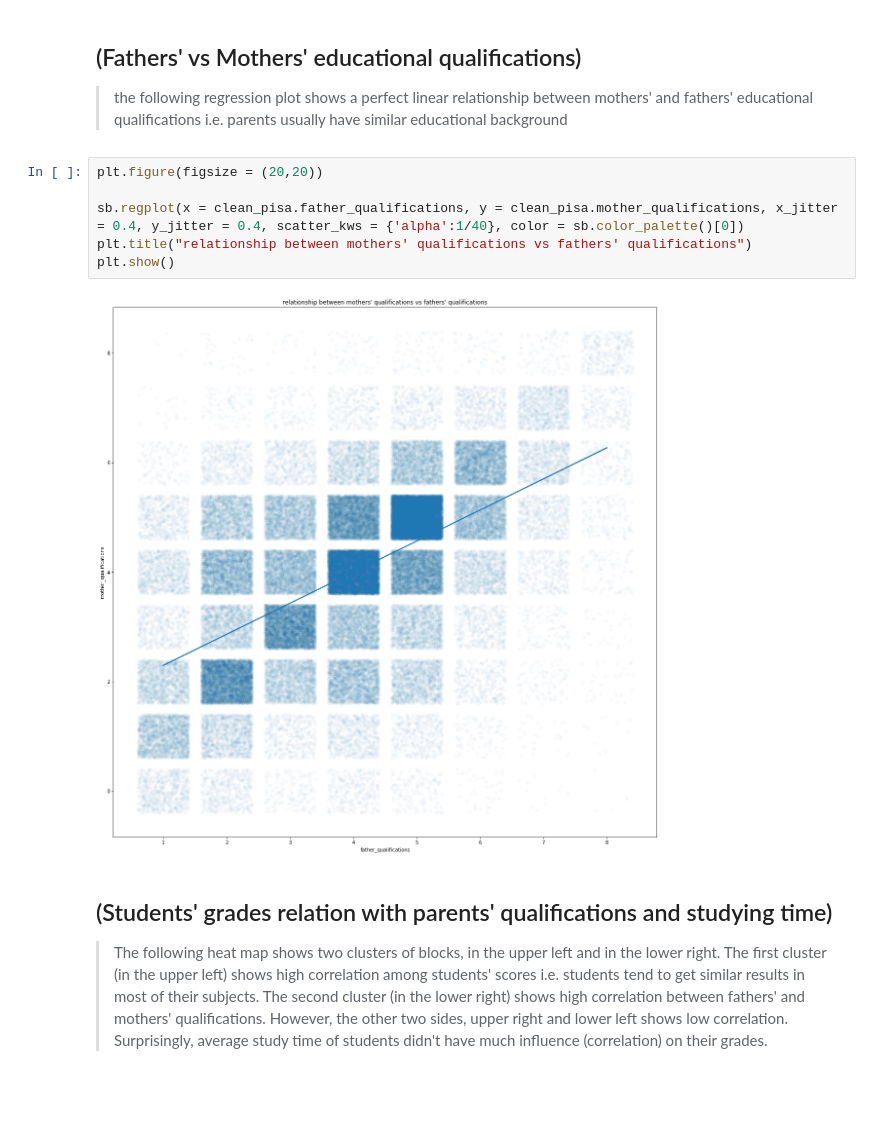
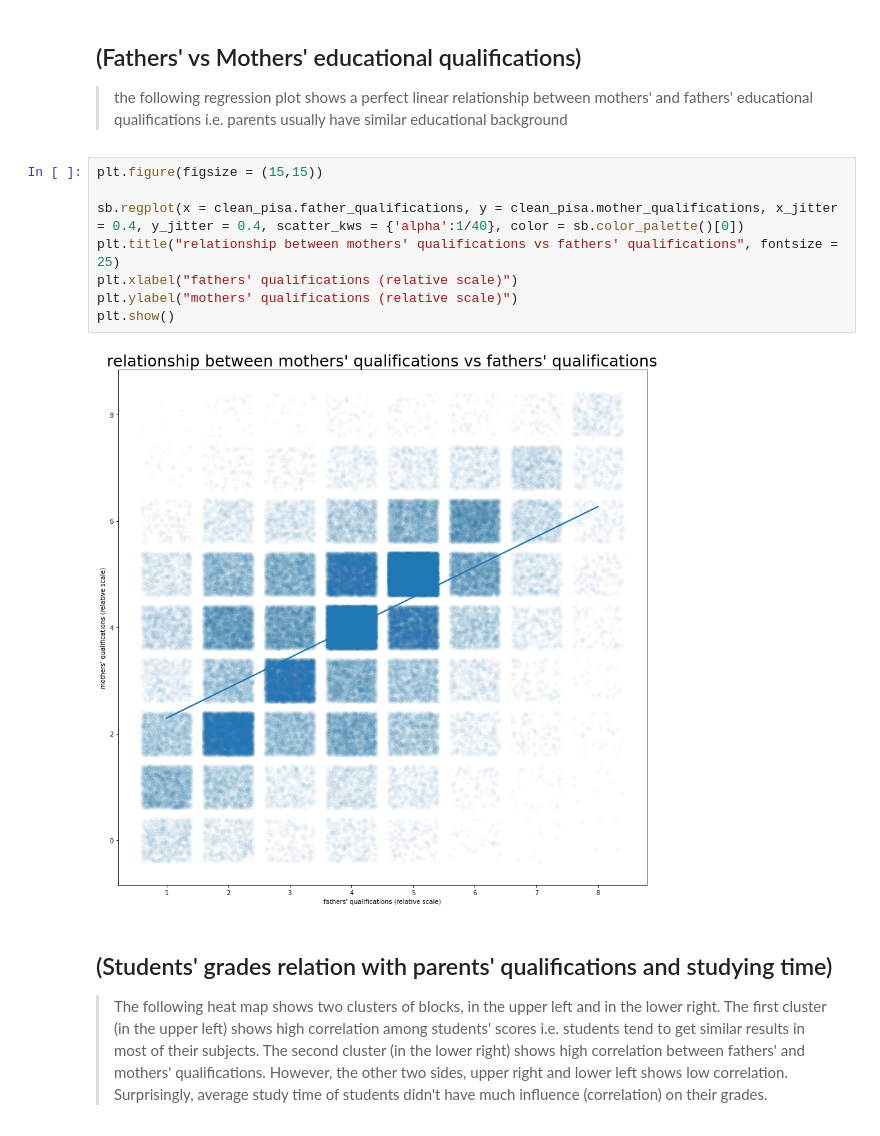
Before and after one commit to gadm21/AI, a Jupyter notebook: Data_science/visualization project/slide_deck.ipynb, the cells around one changed output. Drawn from its saved outputs; the diff is of its cells as text; blank space fills up the shorter version.

```diff
--- a/Data_science/visualization project/slide_deck.ipynb
+++ b/Data_science/visualization project/slide_deck.ipynb
@@ -72,13 +72,15 @@ plt.show()
 
 > the following regression plot shows a perfect linear relationship between mothers' and fathers' educational qualifications i.e. parents usually have similar educational background
 # %%
-plt.figure(figsize = (20,20))
+plt.figure(figsize = (15,15))
 
 sb.regplot(x = clean_pisa.father_qualifications, y = clean_pisa.mother_qualifications, x_jitter = 0.4, y_jitter = 0.4, scatter_kws = {'alpha':1/40}, color = sb.color_palette()[0])
-plt.title("relationship between mothers' qualifications vs fathers' qualifications")
+plt.title("relationship between mothers' qualifications vs fathers' qualifications", fontsize = 25)
+plt.xlabel("fathers' qualifications (relative scale)")
+plt.ylabel("mothers' qualifications (relative scale)")
 plt.show()
 # %% [output]
-[figure, old version]
+[figure, new version]
 # %% [markdown]
 ## (Students' grades relation with parents' qualifications and studying time)
 
```
Also changed, not shown: parts of 1 cell of this notebook.
